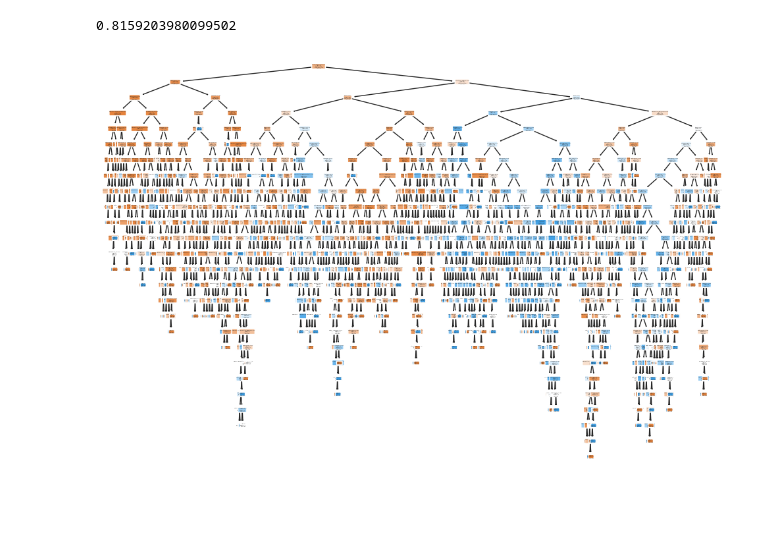
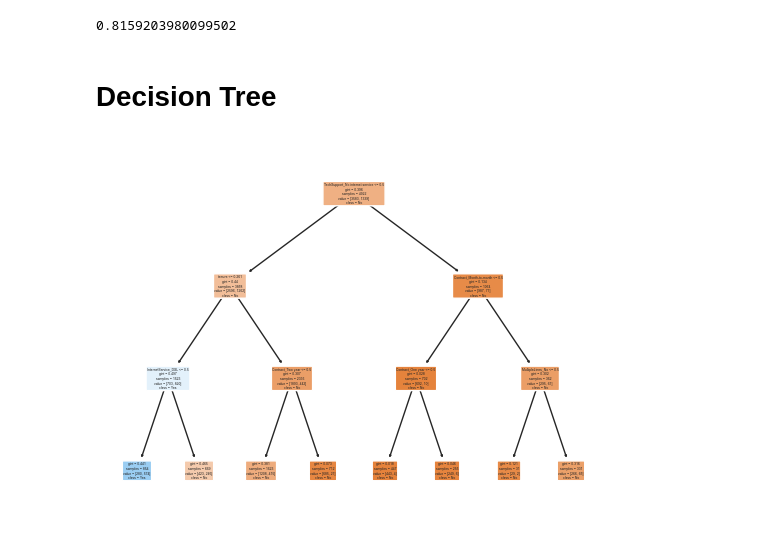
Before and after one commit to Momoyaan/data_analytics-dashboard, a Jupyter notebook: jupyter/telecom-churn.ipynb, the cells around one changed output. Drawn from its saved outputs; the diff is of its cells as text; code cells hidden in the pictures; blank space fills up the shorter version.

Commit message:
Trimming dataset bc of perf issues

```diff
--- a/jupyter/telecom-churn.ipynb
+++ b/jupyter/telecom-churn.ipynb
@@ -7,7 +7,7 @@ import matplotlib.pyplot as plt
 
 sns.set(style = 'white')
 # %%
-telecom_cust = pd.read_csv('../assets/dataset.csv')
+telecom_cust = pd.read_csv('../assets/dataset-trimmed.csv')
 # %%
 telecom_cust.head()
 # %% [output]
@@ -568,10 +568,12 @@ preds = model.predict(X_test)
 metrics.accuracy_score(y_test, preds)
 # %% [output]
 0.8159203980099502
+# %% [markdown]
+# Decision Tree
 # %%
 from sklearn.tree import DecisionTreeClassifier, plot_tree
 # Create a decision tree classifier
-clf = DecisionTreeClassifier()
+clf = DecisionTreeClassifier(max_depth=3, min_samples_split=10, min_samples_leaf=5, max_features=10)
 
 # Fit the classifier to the training data
 clf.fit(X_train, y_train)
@@ -579,11 +581,11 @@ clf.fit(X_train, y_train)
 # Make predictions on the test data
 y_pred = clf.predict(X_test)
 # %%
-plt.figure(figsize=(12,8))
+plt.figure()
 plot_tree(clf, filled=True,
           feature_names=X_train.columns.tolist(),
           class_names=['No', 'Yes'],
           rounded=True)
 plt.show()
 # %% [output]
-[figure, old version]
+[figure, new version]
```
Also changed, not shown: 3 other files.
